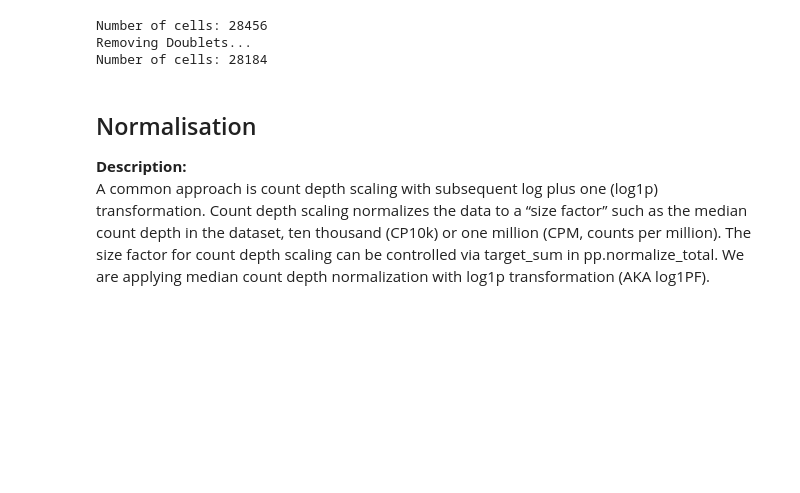
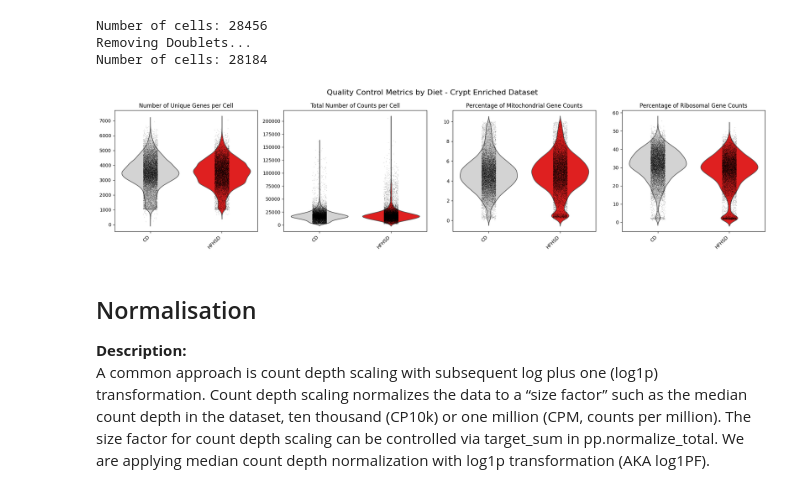
Before and after one commit to GlennRDx/scRNAseq-MSc-Analysis, a Jupyter notebook: upstream_analysis/crypt/preprocessing_and_umap.ipynb, the cells around one changed output. Drawn from its saved outputs; the diff is of its cells as text; code cells hidden in the pictures; blank space fills up the shorter version.

```diff
--- a/upstream_analysis/crypt/preprocessing_and_umap.ipynb
+++ b/upstream_analysis/crypt/preprocessing_and_umap.ipynb
@@ -191,6 +205,45 @@ print('Number of cells:', len(adata.obs))
 Number of cells: 28456
 Removing Doublets...
 Number of cells: 28184
+# %%
+# Plotting violin plots with overlaid scatter plots in one row, grouped by diet
+labels = ['Number of Unique Genes per Cell', 'Total Number of Counts per Cell', 'Percentage of Mitochondrial Gene Counts', 'Percentage of Ribosomal Gene Counts']
+keys = ["n_genes_by_counts", "total_counts", "pct_counts_mt", "pct_counts_ribo"]
+
+fig, axes = plt.subplots(1, 4, figsize=(20, 5))
+
+# Add main title for the whole graph
+fig.suptitle('Quality Control Metrics by Diet - Crypt Enriched Dataset', fontsize=16)
+
+# Define color palette
+color_palette = {'CD': 'lightgrey', 'HFHSD': 'red'}
+
+for i, (label, key) in enumerate(zip(labels, keys)):
+    ax = axes[i]
+
+    # Create violin plot, grouped by diet
+    sns.violinplot(data=adata.obs, x='Diet', y=key, hue='Diet', ax=ax, inner=None, palette=color_palette, legend=False)
+
+    # Overlay scatter plot, grouped by diet
+    sns.stripplot(data=adata.obs, x='Diet', y=key, ax=ax, size=0.4, jitter=True, dodge=False, legend=False, color='black')
+
+    # Customize the plot
+    ax.set_title(label)
+    ax.set_ylabel(None)
+    ax.set_xlabel(None)
+
+    # Increase the number of y-axis ticks for the second plot (Total Number of Counts per Cell)
+    if i == 1:
+        ax.yaxis.set_major_locator(plt.MaxNLocator(10))
+
+    # Rotate x-axis labels for better readability
+    ax.set_xticks(ax.get_xticks())
+    ax.set_xticklabels(ax.get_xticklabels(), rotation=45, ha='right')
+
+plt.tight_layout()
+plt.show()
+# %% [output]
+[figure, added]
 # %% [markdown]
 ## Normalisation
 **Description:**
```
Also changed, not shown: parts of 4 cells of this notebook.
